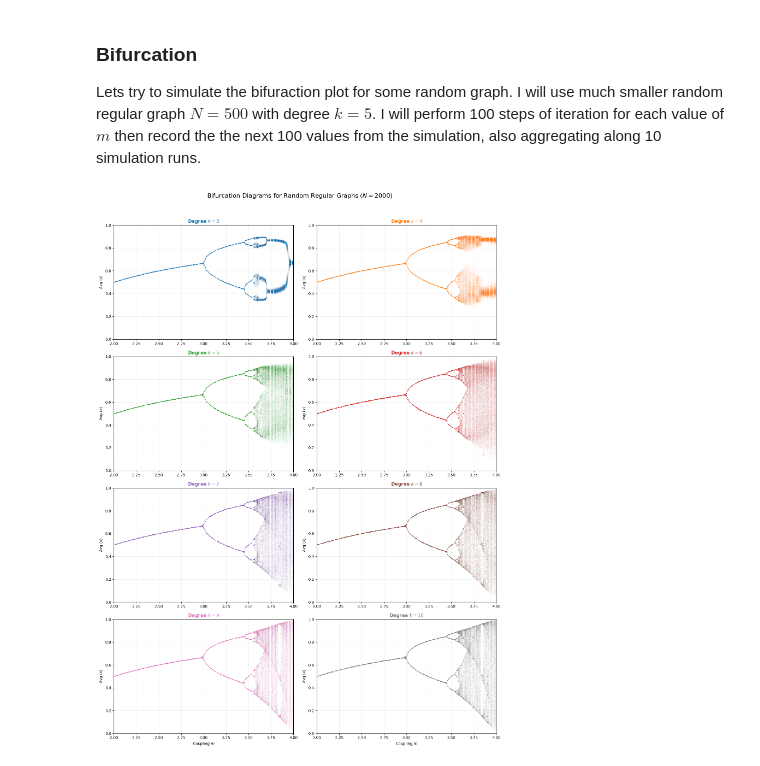
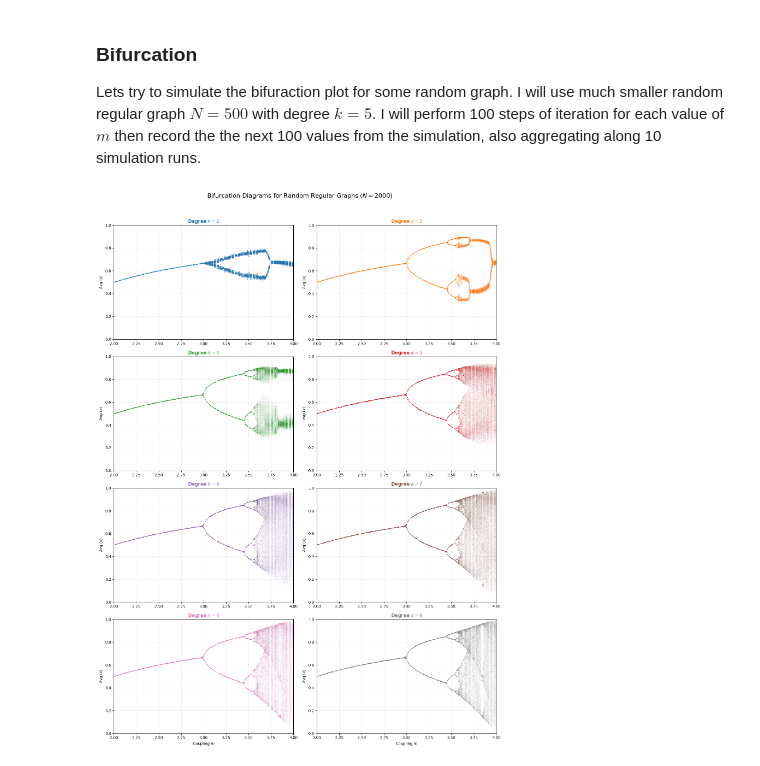
Before and after one commit to pawel002/complex-systems, a Jupyter notebook: graph_automaton/main.ipynb, the cells around one changed output. Drawn from its saved outputs; the diff is of its cells as text; code cells hidden in the pictures.

```diff
--- a/graph_automaton/main.ipynb
+++ b/graph_automaton/main.ipynb
@@ -117,7 +117,7 @@ steps_aggregate = 100
 repeats_per_m = 10
 N = 2000
 
-k_values = range(3, 11)
+k_values = range(2, 10)
 
 fig, axes = plt.subplots(nrows=4, ncols=2, figsize=(15, 20))
 axes_flat = axes.flatten()
@@ -138,31 +138,31 @@ for i, (k, ax) in enumerate(zip(k_values, axes_flat)):
             results = simulate(
                 adj=random_adj,
                 coords=random_coords,
                 steps=steps_burn_in,
                 m=m,
                 plot_every=0,
                 values_init="uniform",
                 title="",
                 output_folder="temp_void",
                 linearize=0,
                 aggregate=steps_aggregate
             )
 
             plot_x.extend(results)
             plot_m.extend([m] * len(results))
 
     ax.scatter(plot_m, plot_x, s=0.1, color=current_color, alpha=0.1)
     ax.set_title(f"Degree $k={k}$", fontsize=12, fontweight='bold', color=current_color)
     ax.set_ylabel("Avg $\\langle x \\rangle$")
     ax.set_xlim(2.0, 4.0)
     ax.set_ylim(0, 1)
     ax.grid(True, alpha=0.2)
 
     if i >= 6:
         ax.set_xlabel("Coupling $m$")
 
 fig.suptitle(f"Bifurcation Diagrams for Random Regular Graphs ($N={N}$)", fontsize=16, y=1.02)
 plt.tight_layout()
 plt.show()
 # %% [output]
-[figure, old version]
+[figure, new version]
```
